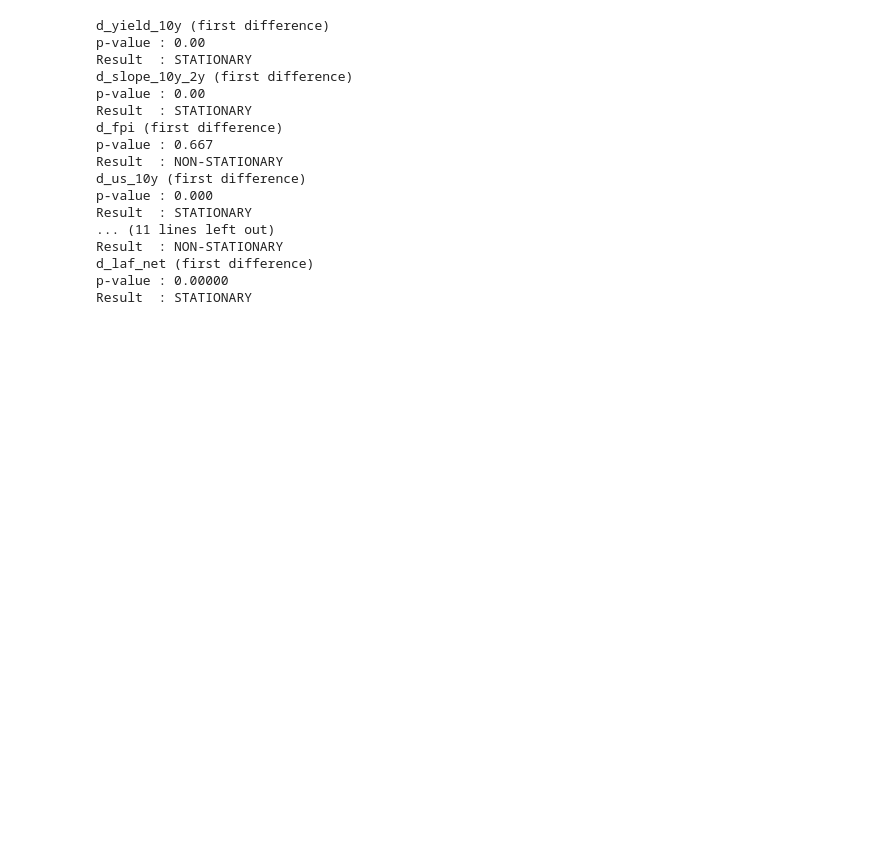
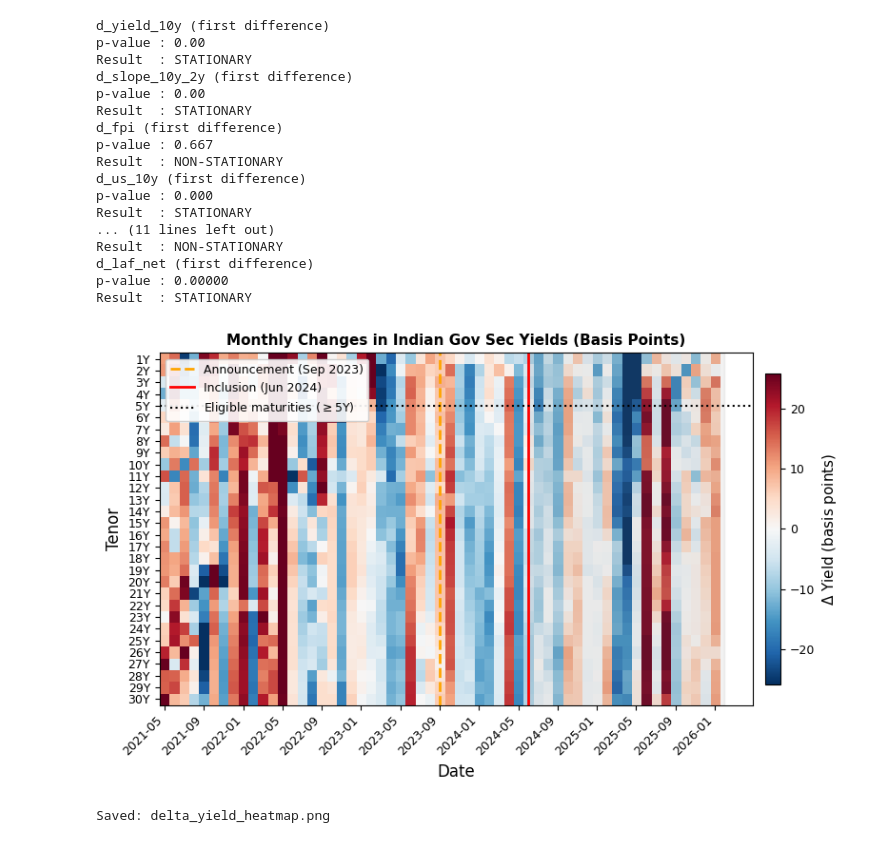
Before and after one commit to Spandan-Dutta1/Index-Inclusion-effect-on-Indias-yield-curve, a Jupyter notebook: notebooks/2_EDA.ipynb, the cells around one changed output. Drawn from its saved outputs; the diff is of its cells as text; code cells hidden in the pictures; blank space fills up the shorter version.

Commit message:
delta heat map

```diff
--- a/notebooks/2_EDA.ipynb
+++ b/notebooks/2_EDA.ipynb
@@ -312,3 +312,62 @@ Result  : NON-STATIONARY
 d_laf_net (first difference)
 p-value : 0.00000
 Result  : STATIONARY
+# %%
+# delta heat map
+tenor_cols = [f'yield_{t}y' for t in range(1, 31)]
+yields = dataset[tenor_cols].dropna(how='all')
+scale = 10000 if yields.max().max() < 1 else 100
+delta_yields = yields.diff().dropna() * scale
+#heatmap
+heatmap_data = delta_yields.T
+heatmap_data.index = [f'{t}Y' for t in range(1, 31)]
+dates = heatmap_data.columns
+
+# date
+announcement = pd.Timestamp('2023-09-30')
+inclusion    = pd.Timestamp('2024-06-28')
+ann_pos = np.argmin(np.abs(dates - announcement))
+inc_pos = np.argmin(np.abs(dates - inclusion))
+vmax = np.nanpercentile(np.abs(heatmap_data.values), 95)
+
+
+fig, ax = plt.subplots(figsize=(8, 5))
+im = ax.imshow(heatmap_data.values,aspect='auto',cmap='RdBu_r',vmin=-vmax, vmax=vmax,interpolation='nearest')
+#color
+cbar = fig.colorbar(im, ax=ax, fraction=0.025, pad=0.02)
+cbar.set_label('$\\Delta$ Yield (basis points)', fontsize=11)
+cbar.ax.tick_params(labelsize=9)
+
+# event lines
+ax.axvline(ann_pos, color='orange', linewidth=2,linestyle='--', label='Announcement (Sep 2023)')
+ax.axvline(inc_pos, color='red', linewidth=2,linestyle='-',  label='Inclusion (Jun 2024)')
+ax.axvspan(inc_pos, len(dates), color='grey', alpha=0.1)
+
+# > 5 year
+ax.axhline(y=4, color='black', linewidth=1.5,
+           linestyle=':', label='Eligible maturities ($\\geq$5Y)')
+
+
+step   = max(1, len(dates) // 12)
+xticks = np.arange(0, len(dates), step)
+ax.set_xticks(xticks)
+ax.set_xticklabels([dates[i].strftime('%Y-%m') for i in xticks],rotation=45, ha='right', fontsize=9)
+ax.set_yticks(range(30))
+ax.set_yticklabels(heatmap_data.index, fontsize=9)
+
+#labels
+ax.set_xlabel('Date', fontsize=12)
+ax.set_ylabel('Tenor', fontsize=12)
+ax.set_title('Monthly Changes in Indian Gov Sec Yields (Basis Points)',fontsize=11, fontweight='bold')
+ax.legend(loc='upper left', fontsize=9, framealpha=0.9)
+
+plt.tight_layout()
+plt.savefig(
+    r'C:\Users\Spandan Dutta\econometrics_project\outputs\figures\delta_yield_heatmap.png',
+    dpi=300, bbox_inches='tight'
+)
+plt.show()
+print("Saved: delta_yield_heatmap.png")
+# %% [output]
+[figure, added]
+Saved: delta_yield_heatmap.png
```
Also changed, not shown: 1 other file.
